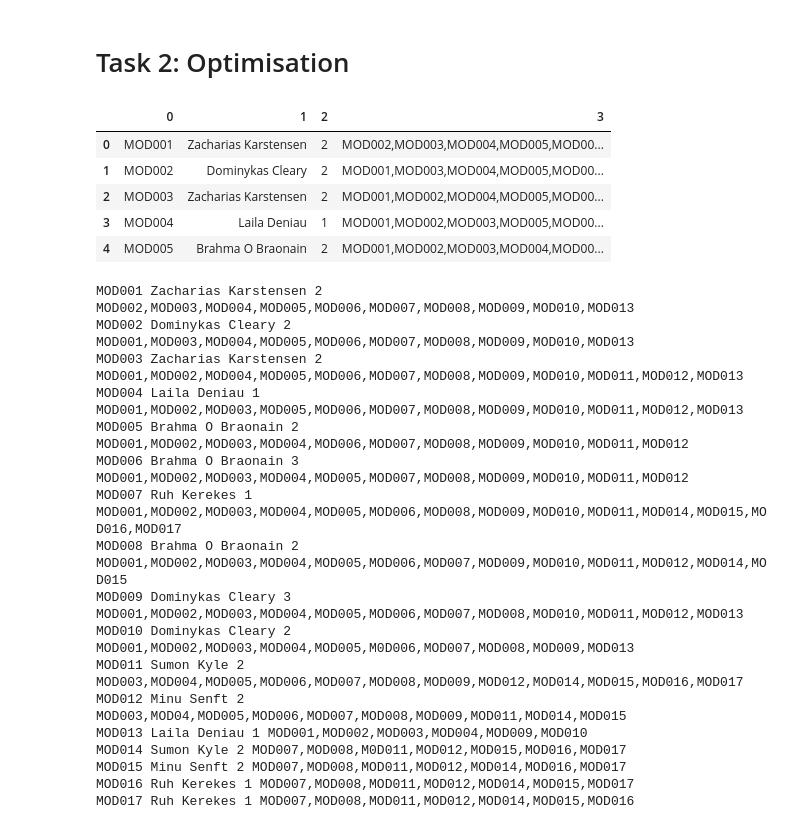
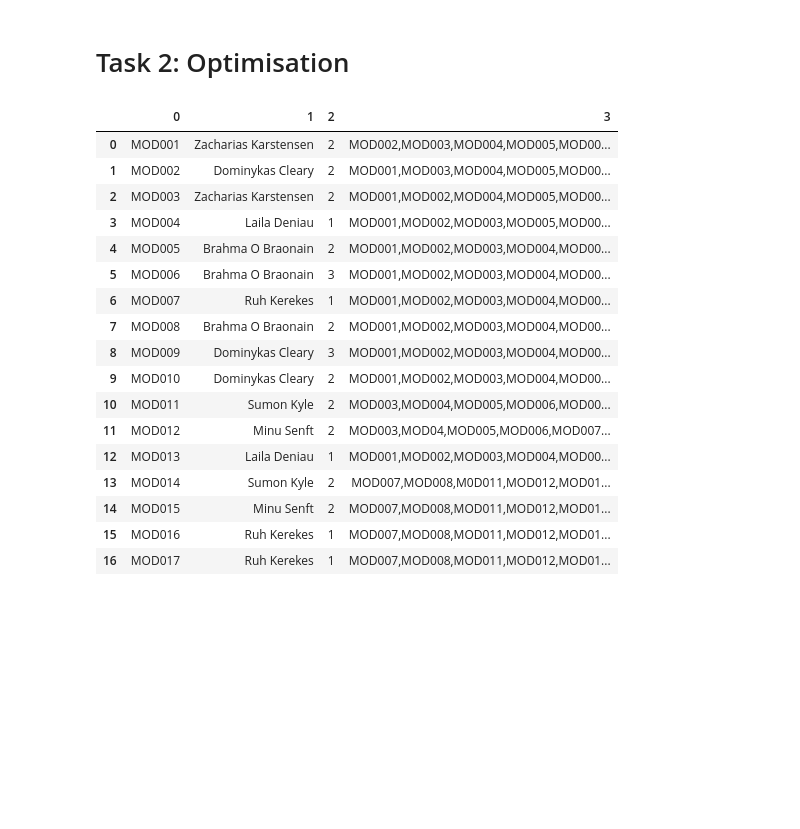
Before and after one commit to Firey56/COMP2002-Coursework, a Jupyter notebook: COMP2002 Jupyter Notebook.ipynb, the cells around one changed output. Drawn from its saved outputs; the diff is of its cells as text; code cells hidden in the pictures; blank space fills up the shorter version.

```diff
--- a/COMP2002 Jupyter Notebook.ipynb
+++ b/COMP2002 Jupyter Notebook.ipynb
@@ -121,20 +101,31 @@ plt.show()
 # %% [markdown]
 # Task 2: Optimisation
 # %%
-#Read in the data from the txt file
+#Variable that reads the data from the txt file
 data = pandas.read_csv("Modules.txt", sep = "|", header = None)
 
-#Set the concurrence restraints of the modules
-data.head()
+data
 # %% [output]
 |  | 0 | 1 | 2 | 3 |
 | 0 | MOD001 | Zacharias Karstensen | 2 | MOD002,MOD003,MOD004,MOD005,MOD00... |
 | 1 | MOD002 | Dominykas Cleary | 2 | MOD001,MOD003,MOD004,MOD005,MOD00... |
 | 2 | MOD003 | Zacharias Karstensen | 2 | MOD001,MOD002,MOD004,MOD005,MOD00... |
 | 3 | MOD004 | Laila Deniau | 1 | MOD001,MOD002,MOD003,MOD005,MOD00... |
 | 4 | MOD005 | Brahma O Braonain | 2 | MOD001,MOD002,MOD003,MOD004,MOD00... |
+| 5 | MOD006 | Brahma O Braonain | 3 | MOD001,MOD002,MOD003,MOD004,MOD00... |
+| 6 | MOD007 | Ruh Kerekes | 1 | MOD001,MOD002,MOD003,MOD004,MOD00... |
+| 7 | MOD008 | Brahma O Braonain | 2 | MOD001,MOD002,MOD003,MOD004,MOD00... |
+| 8 | MOD009 | Dominykas Cleary | 3 | MOD001,MOD002,MOD003,MOD004,MOD00... |
+| 9 | MOD010 | Dominykas Cleary | 2 | MOD001,MOD002,MOD003,MOD004,MOD00... |
+| 10 | MOD011 | Sumon Kyle | 2 | MOD003,MOD004,MOD005,MOD006,MOD00... |
+| 11 | MOD012 | Minu Senft | 2 | MOD003,MOD04,MOD005,MOD006,MOD007... |
+| 12 | MOD013 | Laila Deniau | 1 | MOD001,MOD002,MOD003,MOD004,MOD00... |
+| 13 | MOD014 | Sumon Kyle | 2 | MOD007,MOD008,M0D011,MOD012,MOD01... |
+| 14 | MOD015 | Minu Senft | 2 | MOD007,MOD008,MOD011,MOD012,MOD01... |
+| 15 | MOD016 | Ruh Kerekes | 1 | MOD007,MOD008,MOD011,MOD012,MOD01... |
+| 16 | MOD017 | Ruh Kerekes | 1 | MOD007,MOD008,MOD011,MOD012,MOD01... |
 # %%
-#Make a module class
+#Module class to hold objects
 class Module:
     def __init__(self, moduleName, moduleLeader, labs, clashes):
         self.moduleName = moduleName
@@ -142,30 +133,8 @@ class Module:
         self.labs = labs
         self.clashes = clashes
 
-#Iterate through the data and create a module object for each row
+#An array that will hold all the information about the specific module
 list = []
 for index, row in data.iterrows():
     list.append(Module(row[0], row[1], row[2], row[3]))
-
-#for loop
-for i in range(len(list)):
-    print(list[i].moduleName, list[i].moduleLeader, list[i].labs, list[i].clashes)
-# %% [output]
-MOD001 Zacharias Karstensen 2 MOD002,MOD003,MOD004,MOD005,MOD006,MOD007,MOD008,MOD009,MOD010,MOD013
-MOD002 Dominykas Cleary 2 MOD001,MOD003,MOD004,MOD005,MOD006,MOD007,MOD008,MOD009,MOD010,MOD013
-MOD003 Zacharias Karstensen 2 MOD001,MOD002,MOD004,MOD005,MOD006,MOD007,MOD008,MOD009,MOD010,MOD011,MOD012,MOD013
-MOD004 Laila Deniau 1 MOD001,MOD002,MOD003,MOD005,MOD006,MOD007,MOD008,MOD009,MOD010,MOD011,MOD012,MOD013
-MOD005 Brahma O Braonain 2 MOD001,MOD002,MOD003,MOD004,MOD006,MOD007,MOD008,MOD009,MOD010,MOD011,MOD012
-MOD006 Brahma O Braonain 3 MOD001,MOD002,MOD003,MOD004,MOD005,MOD007,MOD008,MOD009,MOD010,MOD011,MOD012
-MOD007 Ruh Kerekes 1 MOD001,MOD002,MOD003,MOD004,MOD005,MOD006,MOD008,MOD009,MOD010,MOD011,MOD014,MOD015,MOD016,MOD017
-MOD008 Brahma O Braonain 2 MOD001,MOD002,MOD003,MOD004,MOD005,MOD006,MOD007,MOD009,MOD010,MOD011,MOD012,MOD014,MOD015
-MOD009 Dominykas Cleary 3 MOD001,MOD002,MOD003,MOD004,MOD005,MOD006,MOD007,MOD008,MOD010,MOD011,MOD012,MOD013
-MOD010 Dominykas Cleary 2 MOD001,MOD002,MOD003,MOD004,MOD005,M0D006,MOD007,MOD008,MOD009,MOD013
-MOD011 Sumon Kyle 2 MOD003,MOD004,MOD005,MOD006,MOD007,MOD008,MOD009,MOD012,MOD014,MOD015,MOD016,MOD017
-MOD012 Minu Senft 2 MOD003,MOD04,MOD005,MOD006,MOD007,MOD008,MOD009,MOD011,MOD014,MOD015
-MOD013 Laila Deniau 1 MOD001,MOD002,MOD003,MOD004,MOD009,MOD010
-MOD014 Sumon Kyle 2 MOD007,MOD008,M0D011,MOD012,MOD015,MOD016,MOD017
-MOD015 Minu Senft 2 MOD007,MOD008,MOD011,MOD012,MOD014,MOD016,MOD017
-MOD016 Ruh Kerekes 1 MOD007,MOD008,MOD011,MOD012,MOD014,MOD015,MOD017
-MOD017 Ruh Kerekes 1 MOD007,MOD008,MOD011,MOD012,MOD014,MOD015,MOD016
 # %%
```
Also changed, not shown: parts of 2 cells of this notebook.
